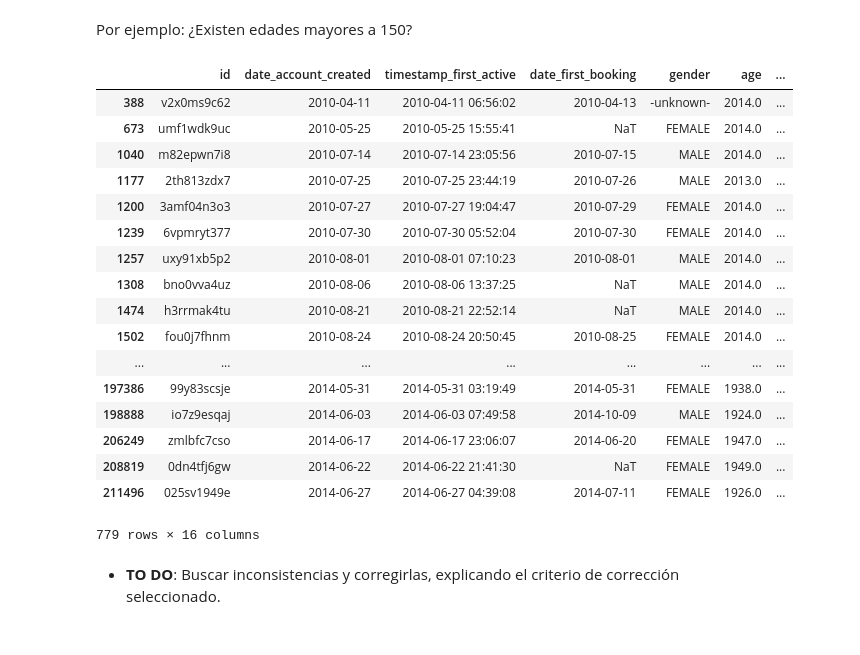
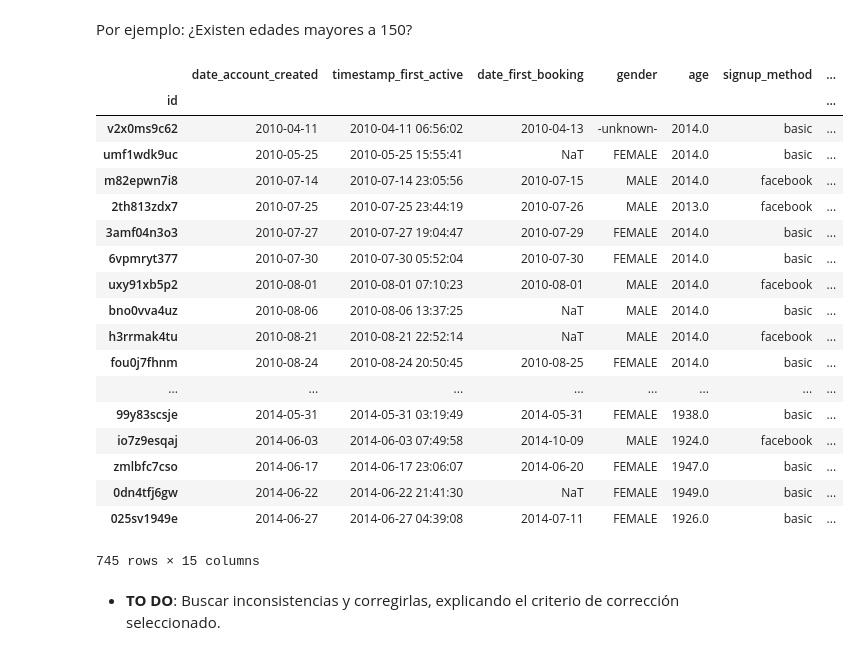
Before and after one commit to kevinsen/MentoriaAirbnb, a Jupyter notebook: Notebooks/Laboratorio_Curacion.ipynb, the cells around one changed output. Cells and saved outputs as stored; diff of their text form; code cells hidden in the pictures.

```diff
--- a/Notebooks/Laboratorio_Curacion.ipynb
+++ b/Notebooks/Laboratorio_Curacion.ipynb
@@ -396,0 +404,2 @@ len(cdata.dropna(subset=['first_affiliate_tracked']))/len(cdata)
+# %%
+cdata = cdata.dropna(subset=['first_affiliate_tracked'])
@@ -452,9 +462,9 @@ Debido a la cantidad de columnas con que cuenta nuestro Dataset se cambiarán so
 # %%
 column1='gender'
 le1 = preprocessing.LabelEncoder()
-le1.fit(data[column1])
+le1.fit(cdata[column1])
 print(dict(zip(le1.classes_,le1.transform(le1.classes_))))
-data[column1] = le1.transform(data[column1])
-data.head()
+cdata[column1] = le1.transform(cdata[column1])
+cdata.head()
 # %% [output]
 {'-unknown-': 0, 'FEMALE': 1, 'MALE': 2, 'OTHER': 3}
@@ -471,4 +482,4 @@ data.to_csv("../Datos/Data_cat2num.csv")
 # %%
-data[column1] = le1.inverse_transform(data[column1])
-data.head()
+cdata[column1] = le1.inverse_transform(cdata[column1])
+cdata.head()
 # %% [output]
@@ -496,25 +509,26 @@ data.head(5)
 # %% [markdown]
 Por ejemplo: ¿Existen edades mayores a 150?
 # %%
-data[(data.age > 150)]
+cdata[(cdata.age > 150)]
 # %% [output]
-|  | id | date_account_created | timestamp_first_active | date_first_booking | gender | age | ... |
-| 388 | v2x0ms9c62 | 2010-04-11 | 2010-04-11 06:56:02 | 2010-04-13 | -unknown- | 2014.0 | ... |
-| 673 | umf1wdk9uc | 2010-05-25 | 2010-05-25 15:55:41 | NaT | FEMALE | 2014.0 | ... |
-| 1040 | m82epwn7i8 | 2010-07-14 | 2010-07-14 23:05:56 | 2010-07-15 | MALE | 2014.0 | ... |
-| 1177 | 2th813zdx7 | 2010-07-25 | 2010-07-25 23:44:19 | 2010-07-26 | MALE | 2013.0 | ... |
-| 1200 | 3amf04n3o3 | 2010-07-27 | 2010-07-27 19:04:47 | 2010-07-29 | FEMALE | 2014.0 | ... |
-| 1239 | 6vpmryt377 | 2010-07-30 | 2010-07-30 05:52:04 | 2010-07-30 | FEMALE | 2014.0 | ... |
-| 1257 | uxy91xb5p2 | 2010-08-01 | 2010-08-01 07:10:23 | 2010-08-01 | MALE | 2014.0 | ... |
-| 1308 | bno0vva4uz | 2010-08-06 | 2010-08-06 13:37:25 | NaT | MALE | 2014.0 | ... |
-| 1474 | h3rrmak4tu | 2010-08-21 | 2010-08-21 22:52:14 | NaT | MALE | 2014.0 | ... |
-| 1502 | fou0j7fhnm | 2010-08-24 | 2010-08-24 20:50:45 | 2010-08-25 | FEMALE | 2014.0 | ... |
+|  | date_account_created | timestamp_first_active | date_first_booking | gender | age | signup_method | ... |
+| id |  |  |  |  |  |  | ... |
+| v2x0ms9c62 | 2010-04-11 | 2010-04-11 06:56:02 | 2010-04-13 | -unknown- | 2014.0 | basic | ... |
+| umf1wdk9uc | 2010-05-25 | 2010-05-25 15:55:41 | NaT | FEMALE | 2014.0 | basic | ... |
+| m82epwn7i8 | 2010-07-14 | 2010-07-14 23:05:56 | 2010-07-15 | MALE | 2014.0 | facebook | ... |
+| 2th813zdx7 | 2010-07-25 | 2010-07-25 23:44:19 | 2010-07-26 | MALE | 2013.0 | facebook | ... |
+| 3amf04n3o3 | 2010-07-27 | 2010-07-27 19:04:47 | 2010-07-29 | FEMALE | 2014.0 | basic | ... |
+| 6vpmryt377 | 2010-07-30 | 2010-07-30 05:52:04 | 2010-07-30 | FEMALE | 2014.0 | basic | ... |
+| uxy91xb5p2 | 2010-08-01 | 2010-08-01 07:10:23 | 2010-08-01 | MALE | 2014.0 | facebook | ... |
+| bno0vva4uz | 2010-08-06 | 2010-08-06 13:37:25 | NaT | MALE | 2014.0 | basic | ... |
+| h3rrmak4tu | 2010-08-21 | 2010-08-21 22:52:14 | NaT | MALE | 2014.0 | facebook | ... |
+| fou0j7fhnm | 2010-08-24 | 2010-08-24 20:50:45 | 2010-08-25 | FEMALE | 2014.0 | basic | ... |
 | ... | ... | ... | ... | ... | ... | ... | ... |
-| 197386 | 99y83scsje | 2014-05-31 | 2014-05-31 03:19:49 | 2014-05-31 | FEMALE | 1938.0 | ... |
-| 198888 | io7z9esqaj | 2014-06-03 | 2014-06-03 07:49:58 | 2014-10-09 | MALE | 1924.0 | ... |
-| 206249 | zmlbfc7cso | 2014-06-17 | 2014-06-17 23:06:07 | 2014-06-20 | FEMALE | 1947.0 | ... |
-| 208819 | 0dn4tfj6gw | 2014-06-22 | 2014-06-22 21:41:30 | NaT | FEMALE | 1949.0 | ... |
-| 211496 | 025sv1949e | 2014-06-27 | 2014-06-27 04:39:08 | 2014-07-11 | FEMALE | 1926.0 | ... |
+| 99y83scsje | 2014-05-31 | 2014-05-31 03:19:49 | 2014-05-31 | FEMALE | 1938.0 | basic | ... |
+| io7z9esqaj | 2014-06-03 | 2014-06-03 07:49:58 | 2014-10-09 | MALE | 1924.0 | facebook | ... |
+| zmlbfc7cso | 2014-06-17 | 2014-06-17 23:06:07 | 2014-06-20 | FEMALE | 1947.0 | basic | ... |
+| 0dn4tfj6gw | 2014-06-22 | 2014-06-22 21:41:30 | NaT | FEMALE | 1949.0 | basic | ... |
+| 025sv1949e | 2014-06-27 | 2014-06-27 04:39:08 | 2014-07-11 | FEMALE | 1926.0 | basic | ... |
-779 rows × 16 columns
+745 rows × 15 columns
 # %% [markdown]
 * __TO DO__: Buscar inconsistencias y corregirlas, explicando el criterio de corrección seleccionado.
```
Also changed, not shown: parts of 28 cells of this notebook, 1 other file.
